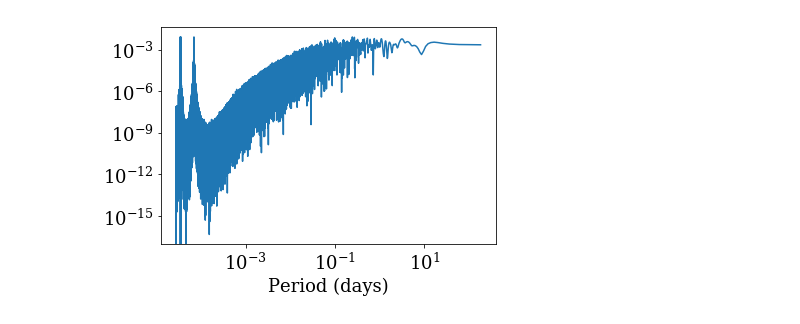
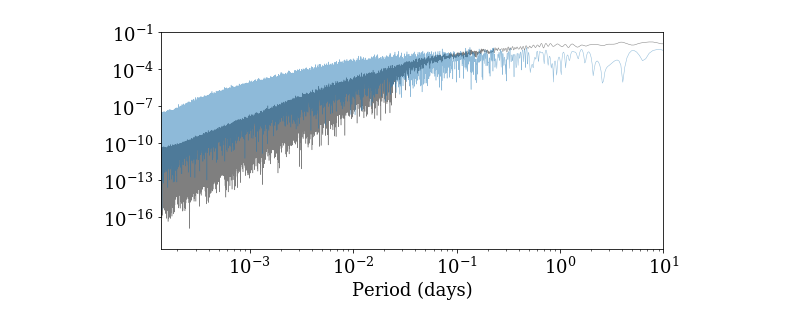
Before and after one commit to ernewton/flareninja, a Jupyter notebook: jradavenport_fwdmodel/fmodel.ipynb, the cells around one changed output. Cells and saved outputs as stored; diff of their text form; code cells hidden in the pictures.

```diff
--- a/jradavenport_fwdmodel/fmodel.ipynb
+++ b/jradavenport_fwdmodel/fmodel.ipynb
@@ -41,7 +64,14 @@ frequency, power = LombScargle(s_time1, s_flux1).autopower()
-# %%
-plt.plot(1./frequency, power)
-plt.xscale('log')
-plt.xlabel('Period (days)')
-plt.yscale('log')
-# %% [output]
-[figure, removed]
+# %%
+frequency1, power1 = LombScargle(s_time1, s_flux1).autopower()
+frequency2, power2 = LombScargle(s_time2, s_flux2).autopower()
+# %%
+plt.figure(figsize=(9,4))
+plt.plot(1./frequency1, power1, lw=0.5, c='black', alpha=0.5)
+plt.plot(1./frequency2, power2, lw=0.5, alpha=0.5)
+
+plt.xscale('log')
+plt.xlabel('Period (days)')
+plt.yscale('log')
+plt.xlim(dt*2, 10);
+# %% [output]
+[figure, added]
```
Also changed, not shown: parts of 6 cells of this notebook, 4 other files.
